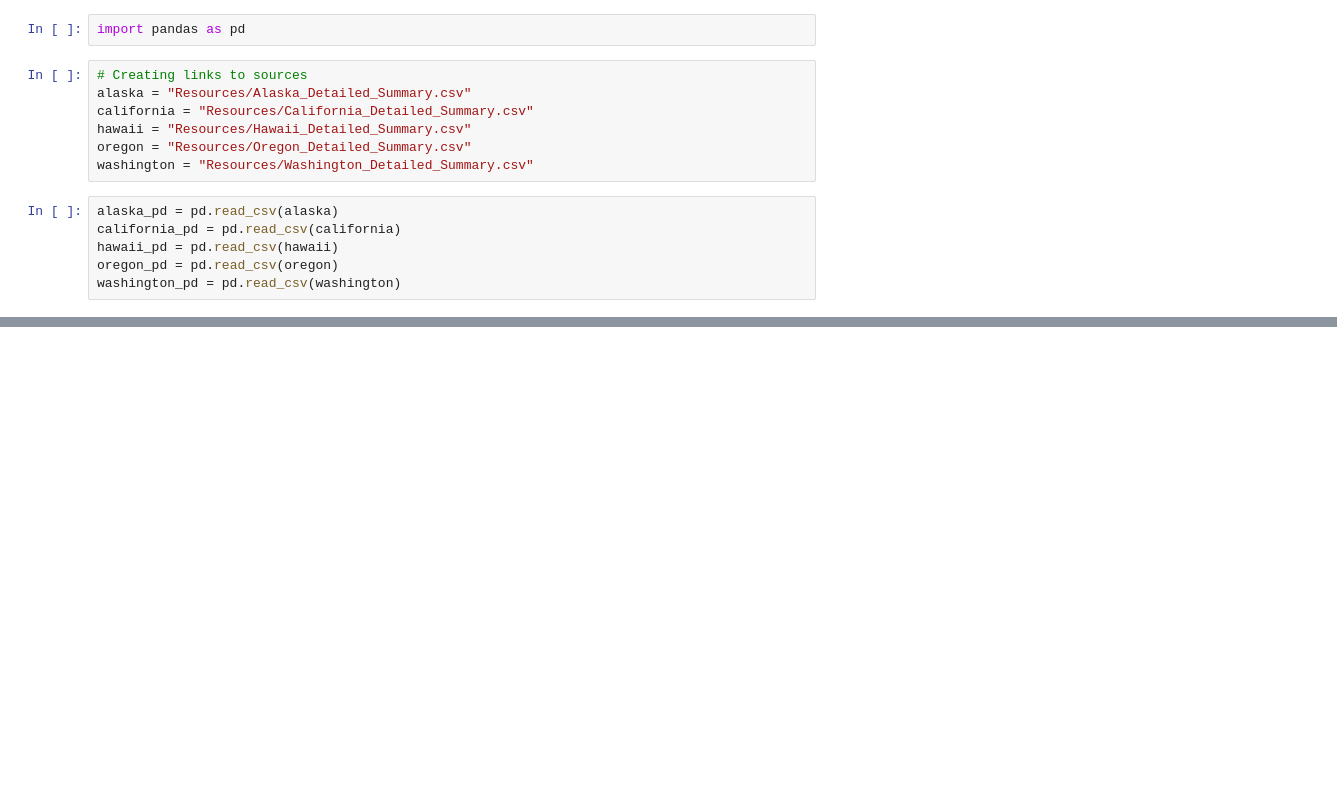
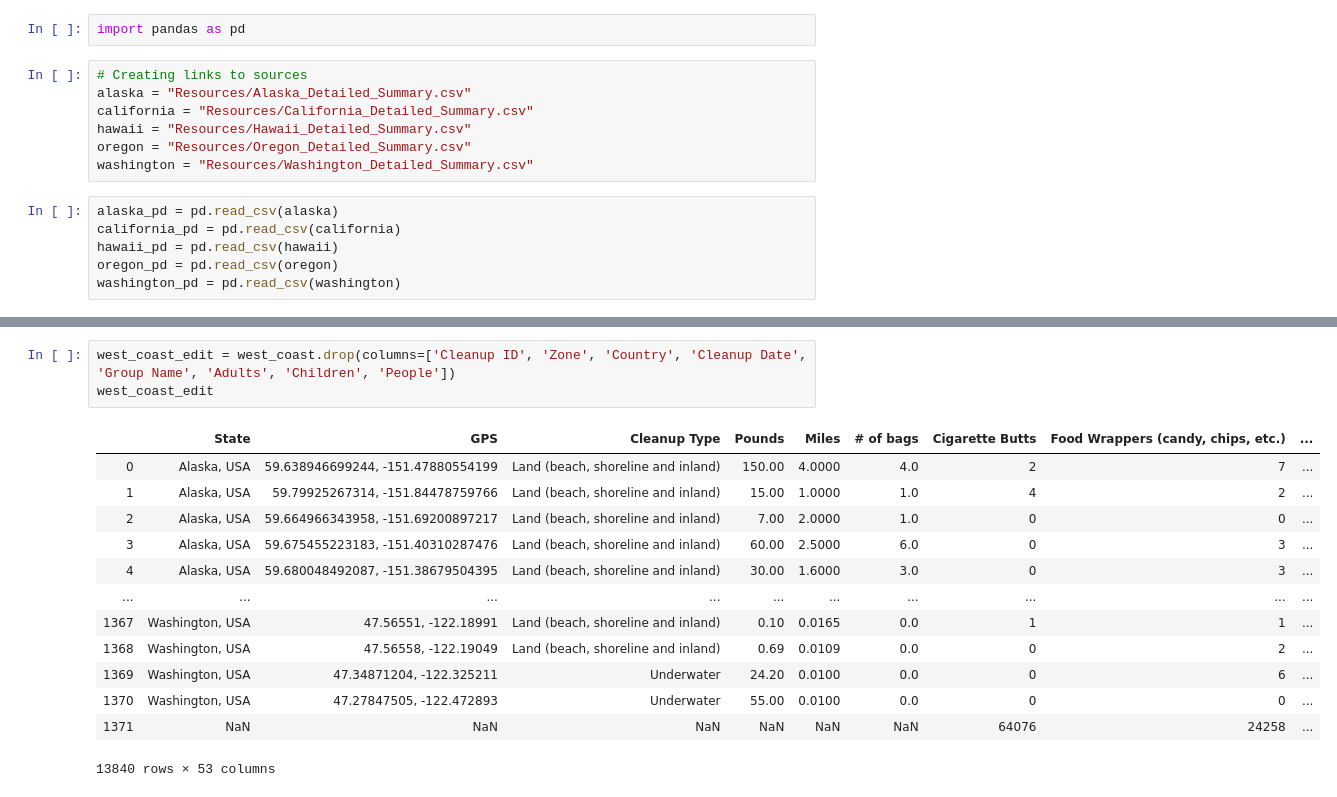
Before and after one commit to deirdrebclark/Project1, a Jupyter notebook: West Coast Data.ipynb, the cells around one changed output, grey strips where cells are left out. Cells and saved outputs as stored; diff of their text form; blank space fills up the shorter version.

```diff
--- a/West Coast Data.ipynb
+++ b/West Coast Data.ipynb
@@ -33,0 +28,17 @@ west_coast
+# %%
+west_coast_edit = west_coast.drop(columns=['Cleanup ID', 'Zone', 'Country', 'Cleanup Date', 'Group Name', 'Adults', 'Children', 'People'])
+west_coast_edit
+# %% [output]
+|  | State | GPS | Cleanup Type | Pounds | Miles | # of bags | Cigarette Butts | Food Wrappers (candy, chips, etc.) | ... |
+| 0 | Alaska, USA | 59.638946699244, -151.47880554199 | Land (beach, shoreline and inland) | 150.00 | 4.0000 | 4.0 | 2 | 7 | ... |
+| 1 | Alaska, USA | 59.79925267314, -151.84478759766 | Land (beach, shoreline and inland) | 15.00 | 1.0000 | 1.0 | 4 | 2 | ... |
+| 2 | Alaska, USA | 59.664966343958, -151.69200897217 | Land (beach, shoreline and inland) | 7.00 | 2.0000 | 1.0 | 0 | 0 | ... |
+| 3 | Alaska, USA | 59.675455223183, -151.40310287476 | Land (beach, shoreline and inland) | 60.00 | 2.5000 | 6.0 | 0 | 3 | ... |
+| 4 | Alaska, USA | 59.680048492087, -151.38679504395 | Land (beach, shoreline and inland) | 30.00 | 1.6000 | 3.0 | 0 | 3 | ... |
+| ... | ... | ... | ... | ... | ... | ... | ... | ... | ... |
+| 1367 | Washington, USA | 47.56551, -122.18991 | Land (beach, shoreline and inland) | 0.10 | 0.0165 | 0.0 | 1 | 1 | ... |
+| 1368 | Washington, USA | 47.56558, -122.19049 | Land (beach, shoreline and inland) | 0.69 | 0.0109 | 0.0 | 0 | 2 | ... |
+| 1369 | Washington, USA | 47.34871204, -122.325211 | Underwater | 24.20 | 0.0100 | 0.0 | 0 | 6 | ... |
+| 1370 | Washington, USA | 47.27847505, -122.472893 | Underwater | 55.00 | 0.0100 | 0.0 | 0 | 0 | ... |
+| 1371 | NaN | NaN | NaN | NaN | NaN | NaN | 64076 | 24258 | ... |
+13840 rows × 53 columns
```
Also changed, not shown: parts of 22 cells of this notebook, 1 other file.
